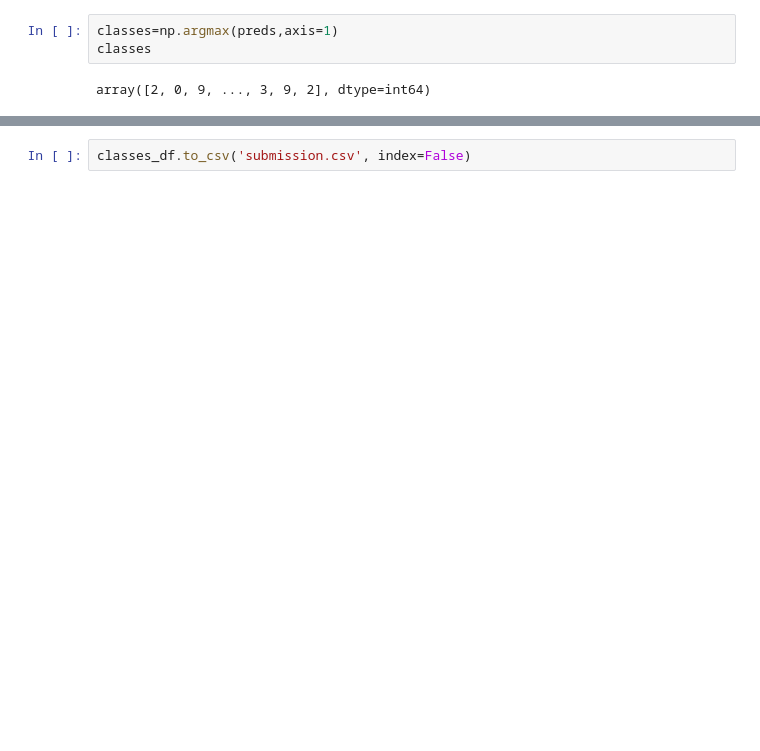
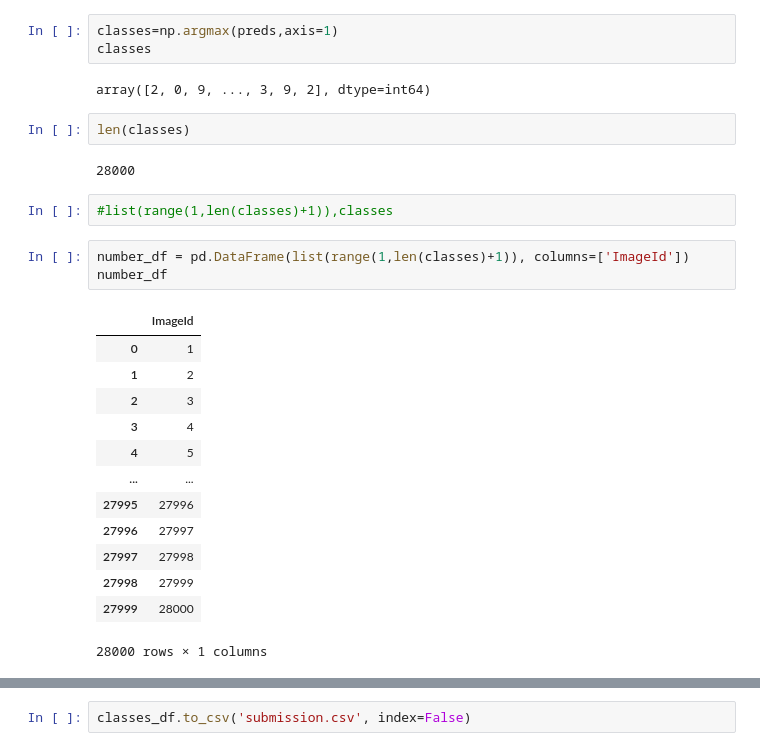
Before and after one commit to Tatadektep/Neural_Nets_Applied_Lab, a Jupyter notebook: starter-code.ipynb, the cells around one changed output, grey strips where cells are left out. Drawn from its saved outputs; the diff is of its cells as text; blank space fills up the shorter version.

```diff
--- a/starter-code.ipynb
+++ b/starter-code.ipynb
@@ -248,4 +248,27 @@ classes=np.argmax(preds,axis=1)
 classes
 # %% [output]
 array([2, 0, 9, ..., 3, 9, 2], dtype=int64)
+# %%
+len(classes)
+# %% [output]
+28000
+# %%
+#list(range(1,len(classes)+1)),classes
+# %%
+number_df = pd.DataFrame(list(range(1,len(classes)+1)), columns=['ImageId'])
+number_df
+# %% [output]
+|  | ImageId |
+| 0 | 1 |
+| 1 | 2 |
+| 2 | 3 |
+| 3 | 4 |
+| 4 | 5 |
+| ... | ... |
+| 27995 | 27996 |
+| 27996 | 27997 |
+| 27997 | 27998 |
+| 27998 | 27999 |
+| 27999 | 28000 |
+28000 rows × 1 columns
 # %%
```
Also changed, not shown: parts of 7 cells of this notebook, 1 other file.
